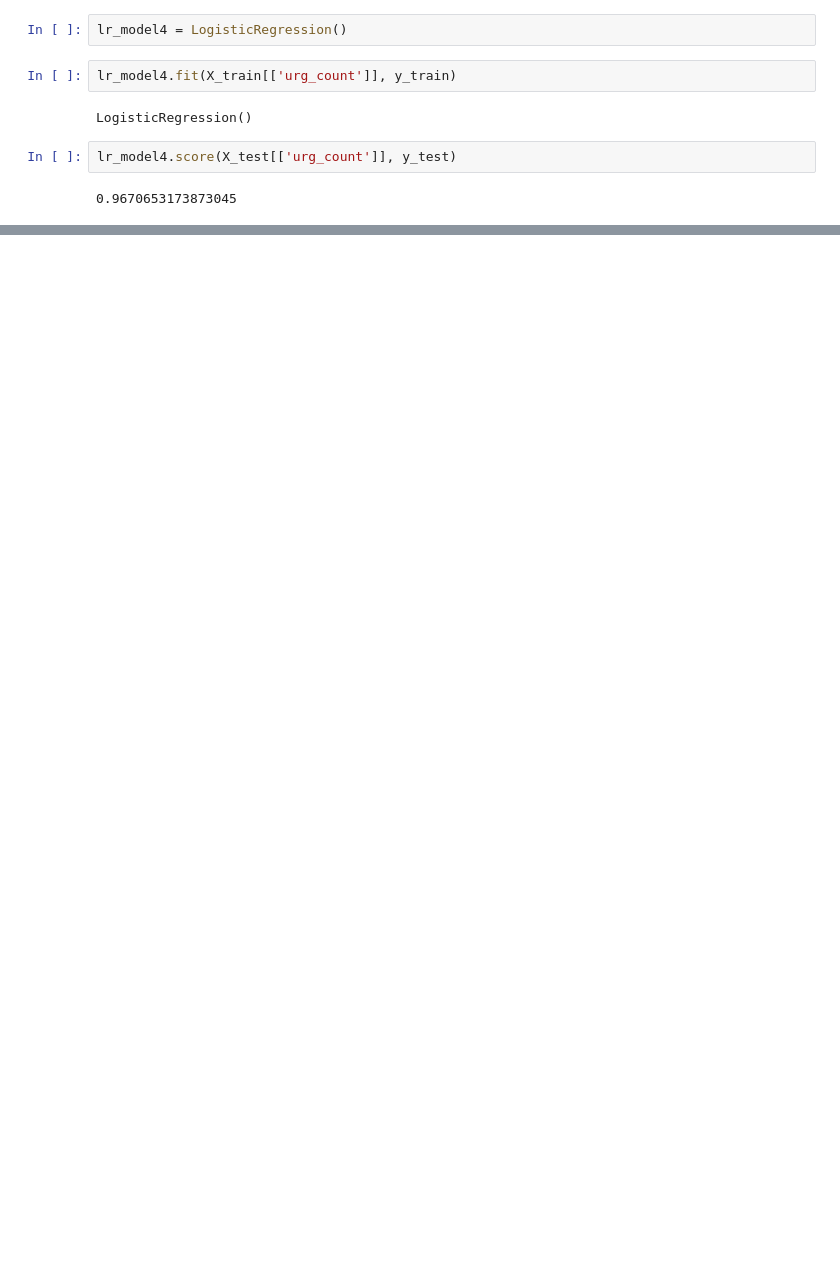
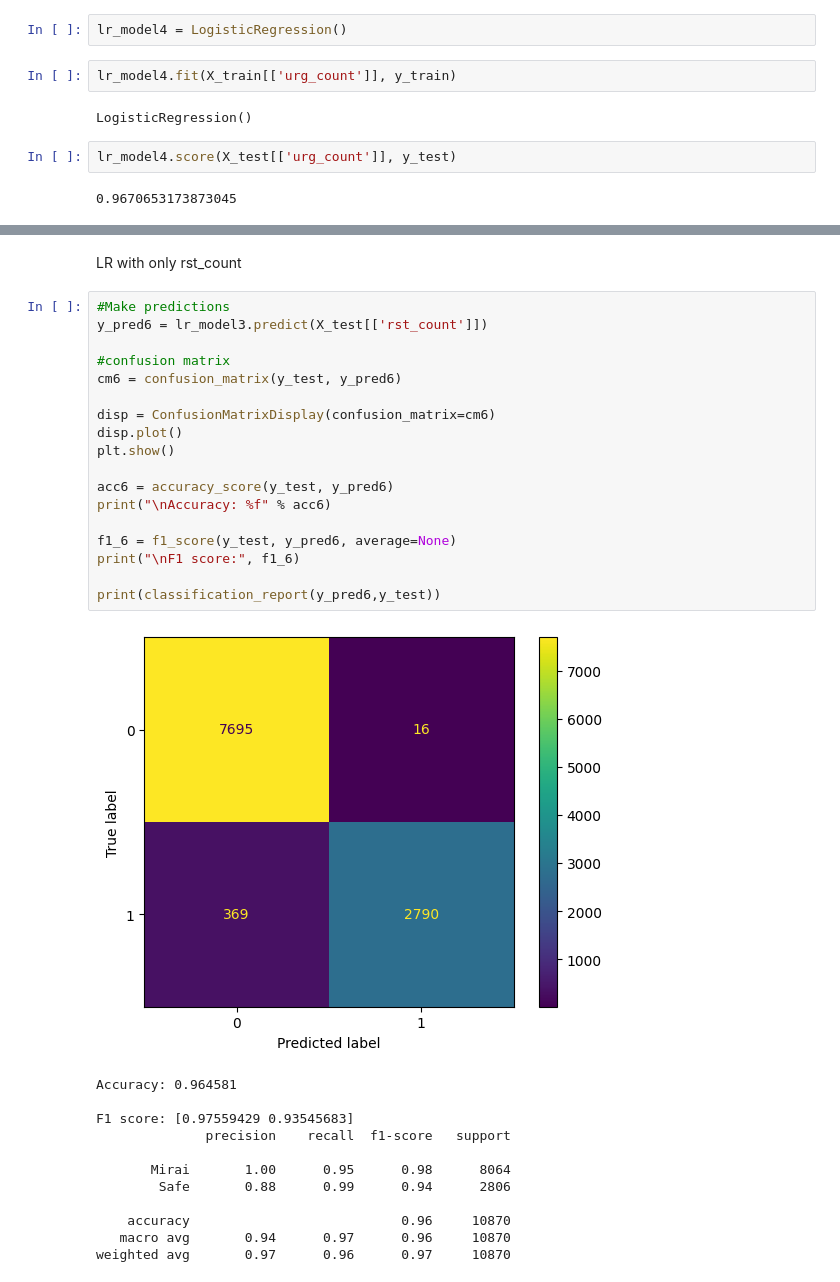
Before and after one commit to Antech15/LAEP-Project, a Jupyter notebook: LAEP_Project.ipynb, the cells around one changed output, grey strips where cells are left out. Saved outputs shown, nothing was run; the diff lists cells and outputs as text; blank space fills up the shorter version.

```diff
--- a/LAEP_Project.ipynb
+++ b/LAEP_Project.ipynb
@@ -575,0 +653,33 @@ lr_model4.score(X_test[['urg_count']], y_test)
+# %% [markdown]
+LR with only rst_count
+# %%
+#Make predictions
+y_pred6 = lr_model3.predict(X_test[['rst_count']])
+
+#confusion matrix
+cm6 = confusion_matrix(y_test, y_pred6)
+
+disp = ConfusionMatrixDisplay(confusion_matrix=cm6)
+disp.plot()
+plt.show()
+
+acc6 = accuracy_score(y_test, y_pred6)
+print("\nAccuracy: %f" % acc6)
+
+f1_6 = f1_score(y_test, y_pred6, average=None)
+print("\nF1 score:", f1_6)
+
+print(classification_report(y_pred6,y_test))
+# %% [output]
+[figure, added]
+Accuracy: 0.964581
+
+F1 score: [0.97559429 0.93545683]
+              precision    recall  f1-score   support
+
+       Mirai       1.00      0.95      0.98      8064
+        Safe       0.88      0.99      0.94      2806
+
+    accuracy                           0.96     10870
+   macro avg       0.94      0.97      0.96     10870
+weighted avg       0.97      0.96      0.97     10870
```
Also changed, not shown: parts of 30 cells of this notebook.
